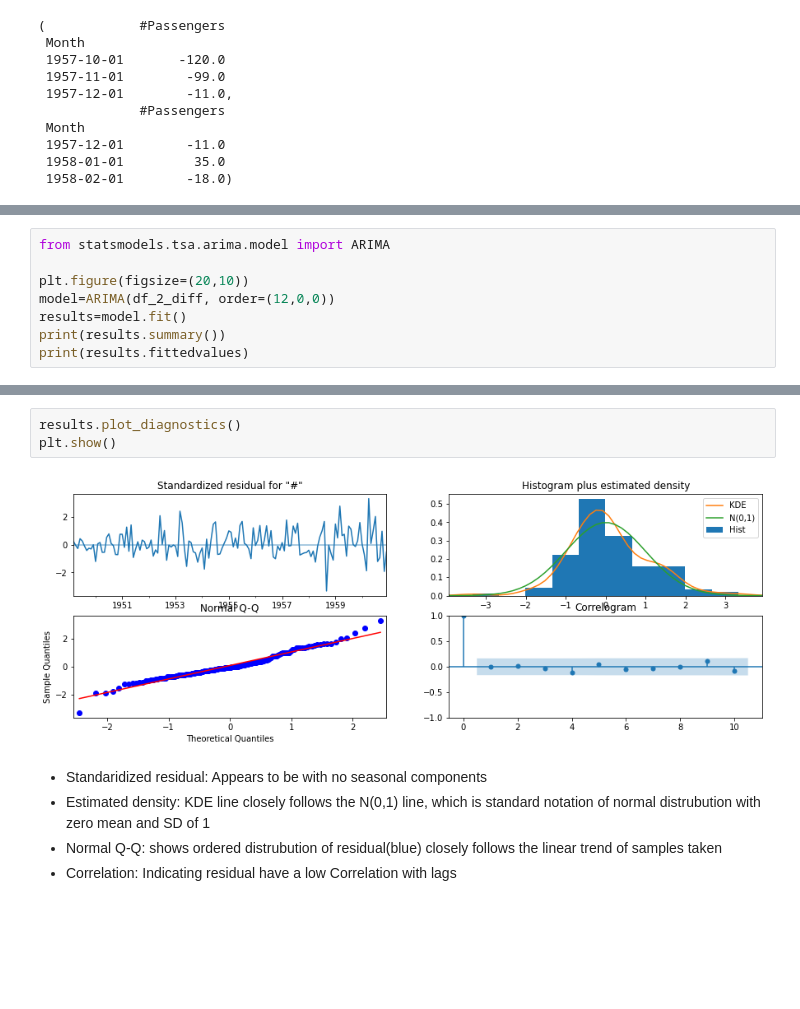
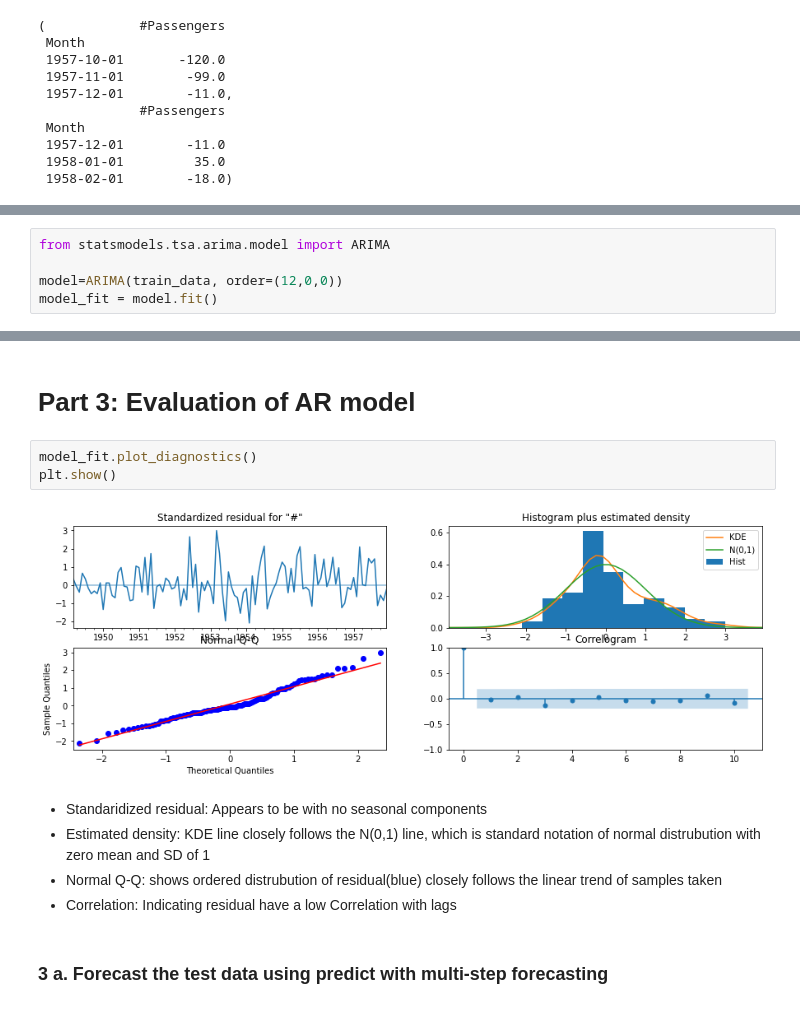
Before and after one commit to Pramod-Kumar808/time_series, a Jupyter notebook: notebook/Project_Notebook.ipynb, the cells around one changed output, grey strips where cells are left out. Cells and saved outputs as stored; diff of their text form; blank space fills up the shorter version.

Commit message:
Till ARIMA

```diff
--- a/notebook/Project_Notebook.ipynb
+++ b/notebook/Project_Notebook.ipynb
@@ -179,8 +197,5 @@ train_data[-3:], test_data[:3]
 # %%
 from statsmodels.tsa.arima.model import ARIMA
 
-plt.figure(figsize=(20,10))
-model=ARIMA(df_2_diff, order=(12,0,0))
-results=model.fit()
-print(results.summary())
-print(results.fittedvalues)
+model=ARIMA(train_data, order=(12,0,0))
+model_fit = model.fit()
@@ -236,12 +286,16 @@ residual.describe()
+# %% [markdown]
+# Part 3: Evaluation of AR model
 # %%
-results.plot_diagnostics()
+model_fit.plot_diagnostics()
 plt.show()
 # %% [output]
-[figure, old version]
+[figure, new version]
 # %% [markdown]
 * Standaridized residual: Appears to be with no seasonal components
 * Estimated density: KDE line closely follows the N(0,1) line, which is standard notation of normal distrubution with zero mean and SD of 1
 * Normal Q-Q: shows ordered distrubution of residual(blue) closely follows the linear trend of samples taken
 * Correlation: Indicating residual have a low Correlation with lags
+# %% [markdown]
+### 3 a. Forecast the test data using predict with multi-step forecasting
 # %%
 df = pd.DataFrame(df_2_diff)
```
Also changed, not shown: parts of 45 cells of this notebook, 2 other files.
